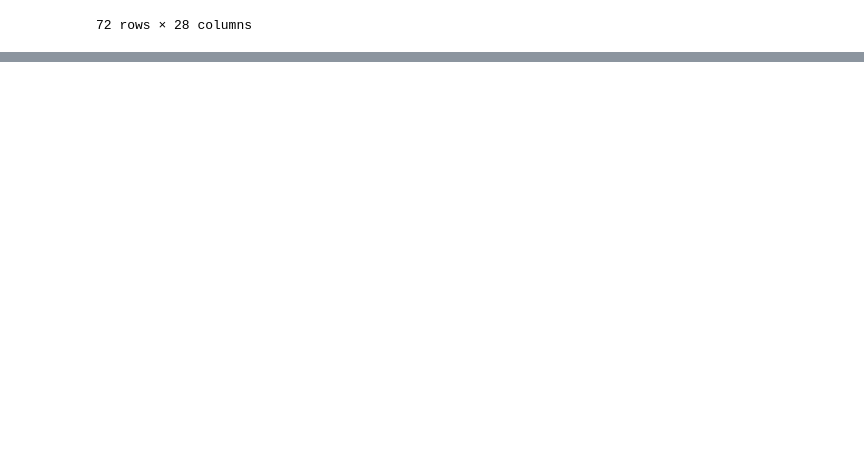
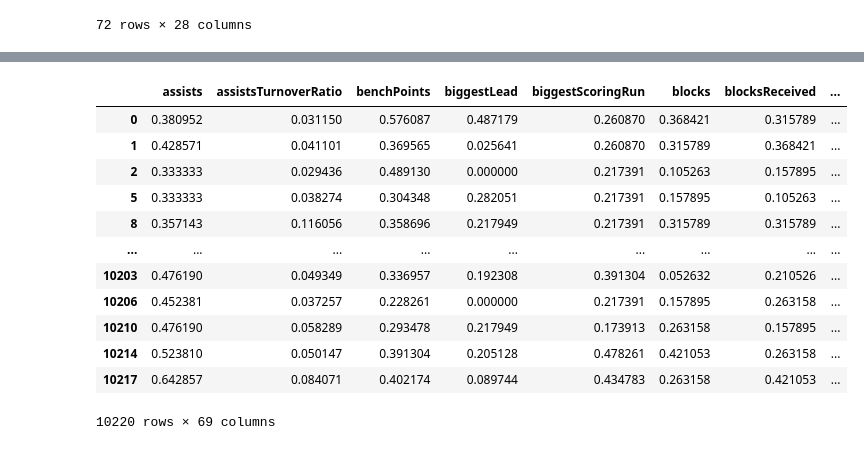
Before and after one commit to GonzMol/NBA-Prediction, a Jupyter notebook: NBA-Pred-V3.ipynb, the cells around one changed output, grey strips where cells are left out. Drawn from its saved outputs; the diff is of its cells as text; code cells hidden in the pictures; blank space fills up the shorter version.

```diff
--- a/NBA-Pred-V3.ipynb
+++ b/NBA-Pred-V3.ipynb
@@ -272,6 +273,6 @@ for game_id in game_id_list:
             master_games_stats_list.append(box_home)
             master_games_stats_list.append(box_away)
 
-            time.sleep(1)
+            time.sleep(0.5)
             clear_output(wait=True)
 # %% [output]
@@ -374,7 +423,22 @@ selected_columns = seasonAllStatSplitPred.columns[~seasonAllStatSplitPred.column
 # %%
 from sklearn.preprocessing import MinMaxScaler
 scaler = MinMaxScaler()
-seasonAllStatSplitPred[selected_columns] = scaler.fit_transform(seasonAllStatSplitPred[selected_columns])
+seasonAllStatSplitPred_norm = seasonAllStatSplitPred.copy()
+seasonAllStatSplitPred_norm[selected_columns] = scaler.fit_transform(seasonAllStatSplitPred_norm[selected_columns])
 
-seasonAllStatSplitPred
+seasonAllStatSplitPred_norm
+# %% [output]
+|  | assists | assistsTurnoverRatio | benchPoints | biggestLead | biggestScoringRun | blocks | blocksReceived | ... |
+| 0 | 0.380952 | 0.031150 | 0.576087 | 0.487179 | 0.260870 | 0.368421 | 0.315789 | ... |
+| 1 | 0.428571 | 0.041101 | 0.369565 | 0.025641 | 0.260870 | 0.315789 | 0.368421 | ... |
+| 2 | 0.333333 | 0.029436 | 0.489130 | 0.000000 | 0.217391 | 0.105263 | 0.157895 | ... |
+| 5 | 0.333333 | 0.038274 | 0.304348 | 0.282051 | 0.217391 | 0.157895 | 0.105263 | ... |
+| 8 | 0.357143 | 0.116056 | 0.358696 | 0.217949 | 0.217391 | 0.315789 | 0.315789 | ... |
+| ... | ... | ... | ... | ... | ... | ... | ... | ... |
+| 10203 | 0.476190 | 0.049349 | 0.336957 | 0.192308 | 0.391304 | 0.052632 | 0.210526 | ... |
+| 10206 | 0.452381 | 0.037257 | 0.228261 | 0.000000 | 0.217391 | 0.157895 | 0.263158 | ... |
+| 10210 | 0.476190 | 0.058289 | 0.293478 | 0.217949 | 0.173913 | 0.263158 | 0.157895 | ... |
+| 10214 | 0.523810 | 0.050147 | 0.391304 | 0.205128 | 0.478261 | 0.421053 | 0.263158 | ... |
+| 10217 | 0.642857 | 0.084071 | 0.402174 | 0.089744 | 0.434783 | 0.263158 | 0.421053 | ... |
+10220 rows × 69 columns
 # %%
```
Also changed, not shown: parts of 16 cells of this notebook.
